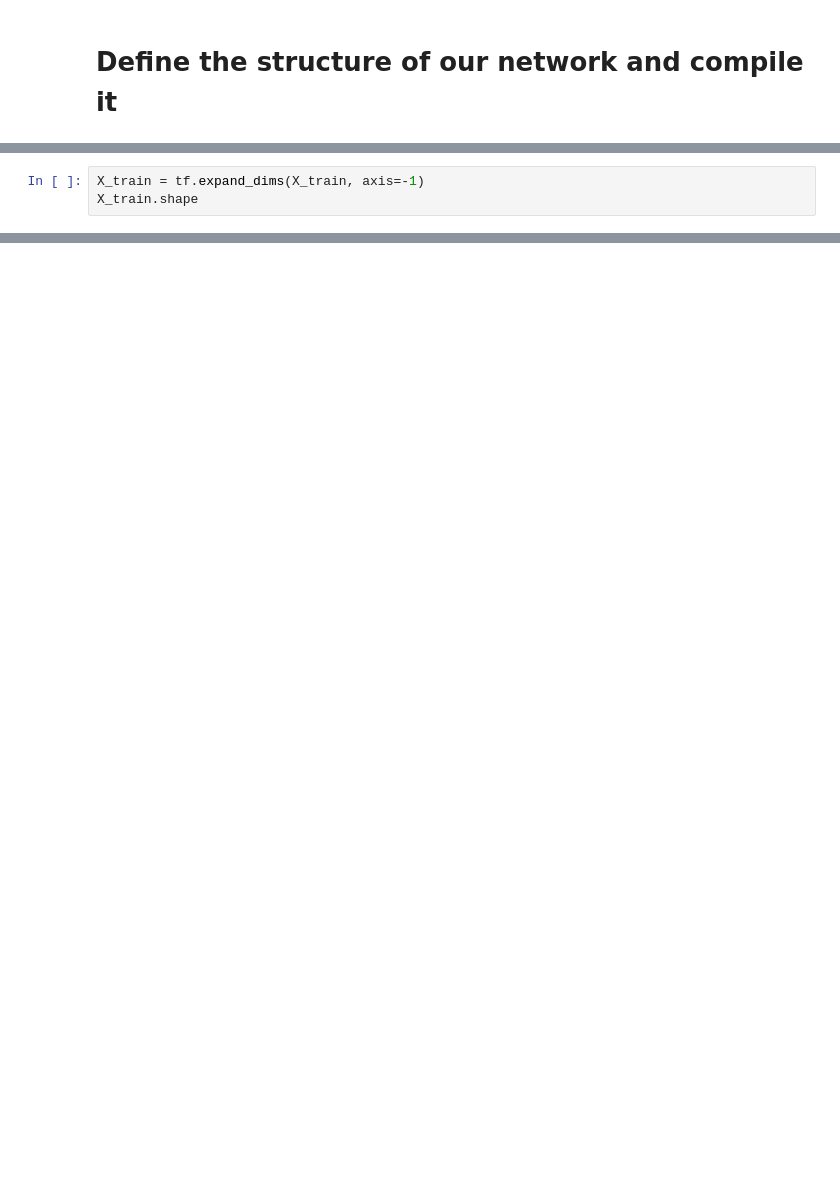
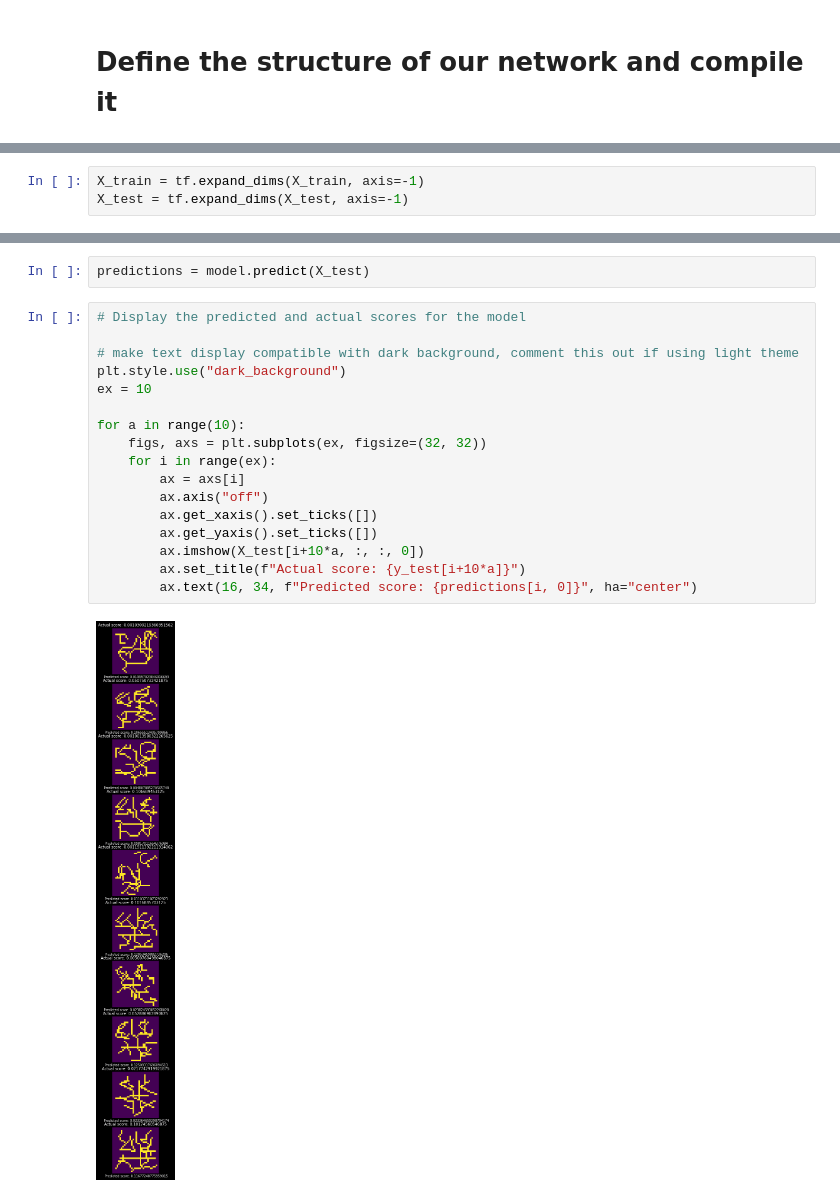
Before and after one commit to holiday-pettijohn/Stylus_Scoring_Generalization, a Jupyter notebook: Networks.ipynb, the cells around one changed output, grey strips where cells are left out. Drawn from its saved outputs; the diff is of its cells as text; blank space fills up the shorter version.

```diff
--- a/Networks.ipynb
+++ b/Networks.ipynb
@@ -56,3 +46,3 @@ model.compile(loss="mean_absolute_error", optimizer=tf.keras.optimizers.Adam(ada
 # %%
 X_train = tf.expand_dims(X_train, axis=-1)
-X_train.shape
+X_test = tf.expand_dims(X_test, axis=-1)
@@ -63,0 +77,21 @@ model.fit(X_train[:100], y_train[:100], validation_split=0.2, verbose=1, epochs=
+# %%
+predictions = model.predict(X_test)
+# %%
+# Display the predicted and actual scores for the model
+
+# make text display compatible with dark background, comment this out if using light theme
+plt.style.use("dark_background")
+ex = 10
+
+for a in range(10):
+    figs, axs = plt.subplots(ex, figsize=(32, 32))
+    for i in range(ex):
+        ax = axs[i]
+        ax.axis("off")
+        ax.get_xaxis().set_ticks([])
+        ax.get_yaxis().set_ticks([])
+        ax.imshow(X_test[i+10*a, :, :, 0])
+        ax.set_title(f"Actual score: {y_test[i+10*a]}")
+        ax.text(16, 34, f"Predicted score: {predictions[i, 0]}", ha="center")
+# %% [output]
+[figure, added]
```
Also changed, not shown: parts of 8 cells of this notebook, 6 other files.
